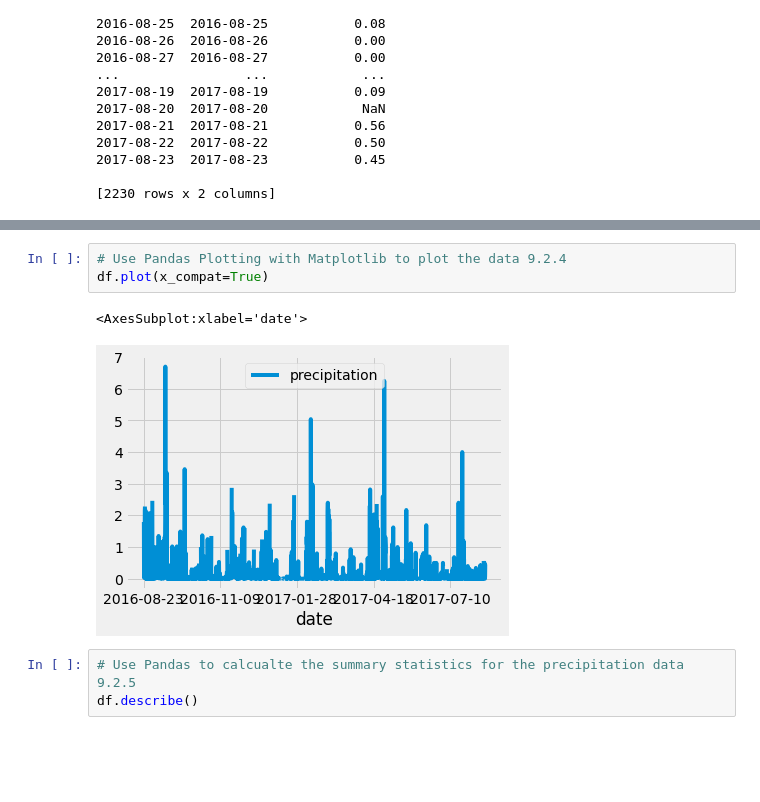
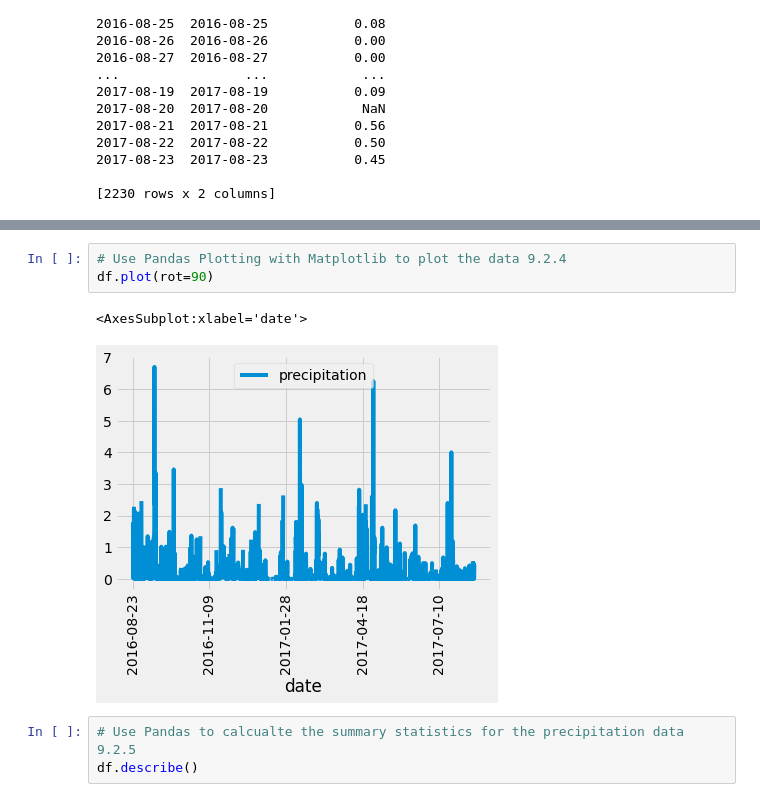
Before and after one commit to Jacqueline-Esbri/Surfs_Up, a Jupyter notebook: climate_analysis.ipynb, the cells around one changed output, grey strips where cells are left out. Drawn from its saved outputs; the diff is of its cells as text; blank space fills up the shorter version.

```diff
--- a/climate_analysis.ipynb
+++ b/climate_analysis.ipynb
@@ -122,9 +122,9 @@ print(df.to_string(index=False))
 # %%
 # Use Pandas Plotting with Matplotlib to plot the data 9.2.4
-df.plot(x_compat=True)
+df.plot(rot=90)
 # %% [output]
 <AxesSubplot:xlabel='date'>
-[figure, old version]
+[figure, new version]
 # %%
 # Use Pandas to calcualte the summary statistics for the precipitation data 9.2.5
 df.describe()
```
Also changed, not shown: parts of 6 cells of this notebook, 2 other files.
